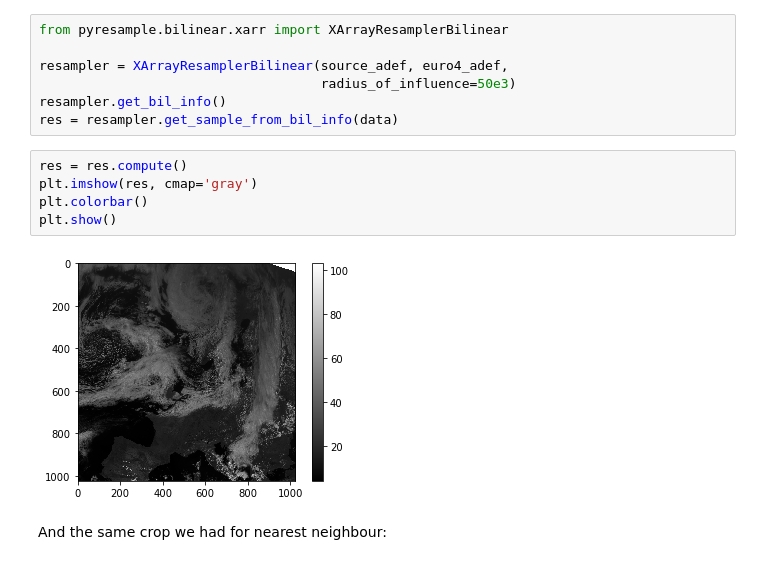
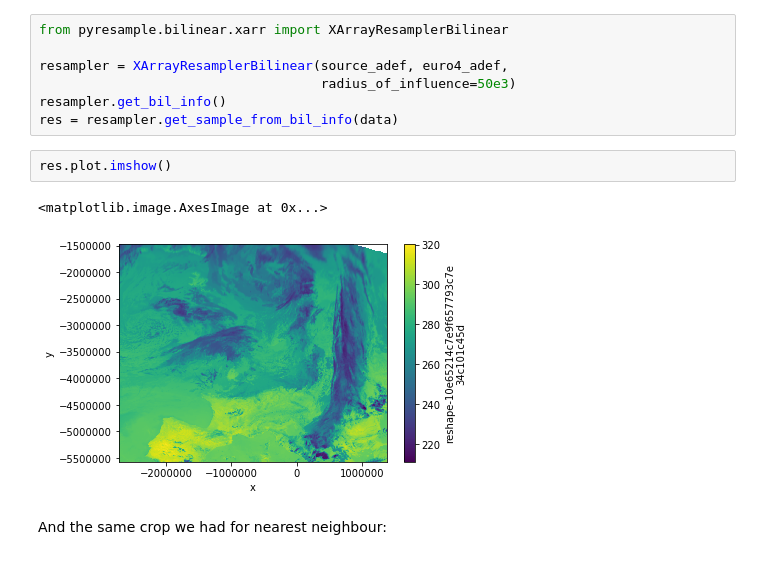
Before and after one commit to pytroll/pytroll-examples, a Jupyter notebook: pyresample/resample_overview.ipynb, the cells around one changed output. Drawn from its saved outputs; the diff is of its cells as text.

```diff
--- a/pyresample/resample_overview.ipynb
+++ b/pyresample/resample_overview.ipynb
@@ -68,12 +64,10 @@ resampler = XArrayResamplerBilinear(source_adef, euro4_adef,
                                     radius_of_influence=50e3)
 resampler.get_bil_info()
 res = resampler.get_sample_from_bil_info(data)
-# %%
-res = res.compute()
-plt.imshow(res, cmap='gray')
-plt.colorbar()
-plt.show()
-# %% [output]
-[figure, removed]
+# %%
+res.plot.imshow()
+# %% [output]
+<matplotlib.image.AxesImage at 0x...>
+[figure, added]
 # %% [markdown]
 And the same crop we had for nearest neighbour:
```
Also changed, not shown: parts of 7 cells of this notebook.
